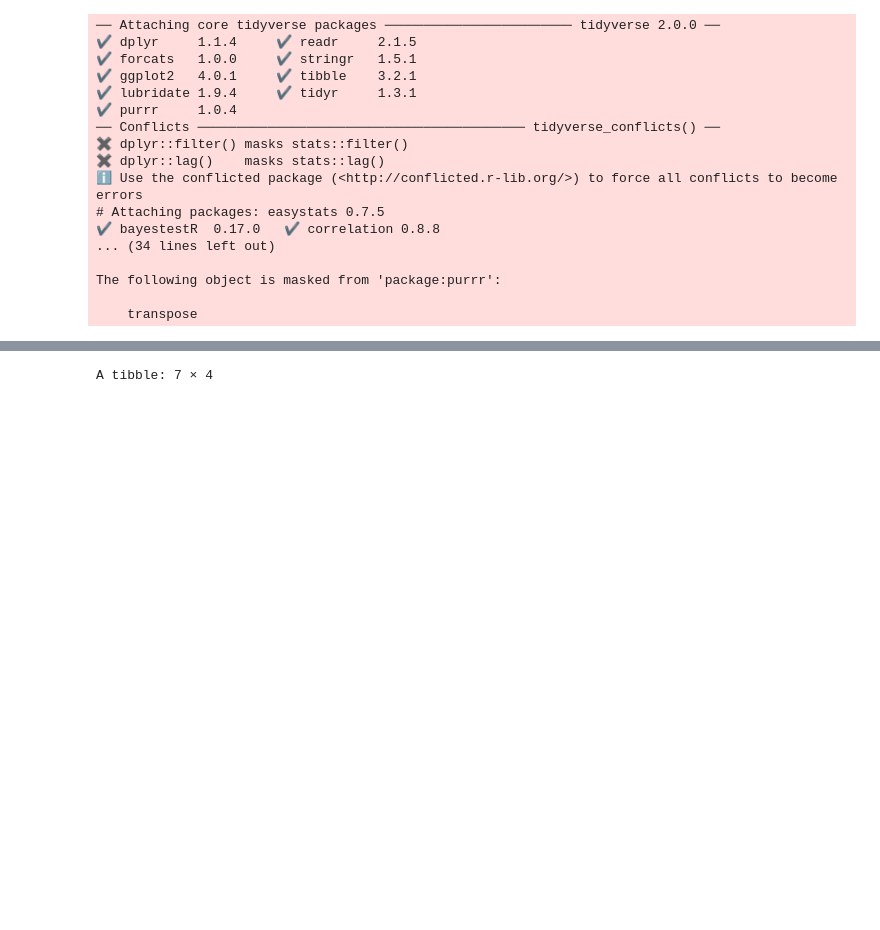
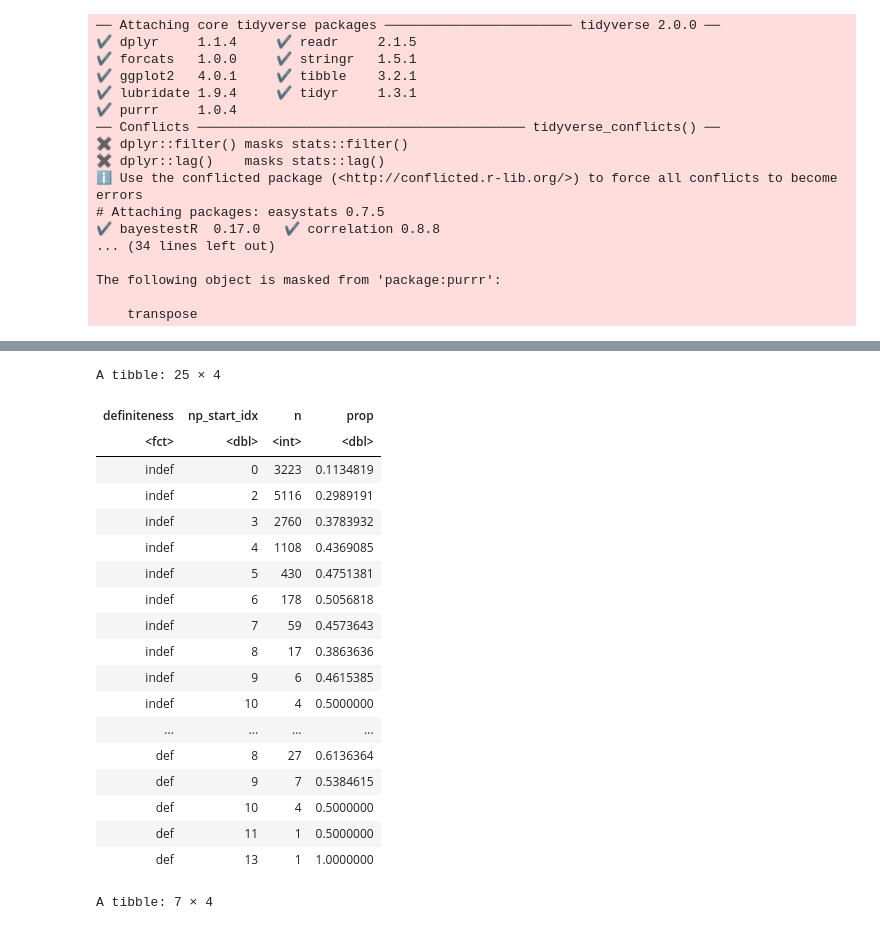
Before and after one commit to vmariani3321/QP2-Analysis, a Jupyter notebook: playground.ipynb, the cells around one changed output, grey strips where cells are left out. Cells and saved outputs as stored; diff of their text form; code cells hidden in the pictures; blank space fills up the shorter version.

```diff
--- a/playground.ipynb
+++ b/playground.ipynb
@@ -75,3 +116,29 @@ df_nps <- open_dataset("Data/Head Nouns.parquet") %>% collect()
+# %%
+df_nps %>%
+    count(definiteness, np_start_idx) %>%
+    group_by(np_start_idx) %>%
+    mutate(prop = n/sum(n)) %>%
+    as_tibble()
+# %% [output]
+A tibble: 25 × 4
+| definiteness | np_start_idx | n | prop |
+| <fct> | <dbl> | <int> | <dbl> |
+| indef | 0 | 3223 | 0.1134819 |
+| indef | 2 | 5116 | 0.2989191 |
+| indef | 3 | 2760 | 0.3783932 |
+| indef | 4 | 1108 | 0.4369085 |
+| indef | 5 | 430 | 0.4751381 |
+| indef | 6 | 178 | 0.5056818 |
+| indef | 7 | 59 | 0.4573643 |
+| indef | 8 | 17 | 0.3863636 |
+| indef | 9 | 6 | 0.4615385 |
+| indef | 10 | 4 | 0.5000000 |
+| ... | ... | ... | ... |
+| def | 8 | 27 | 0.6136364 |
+| def | 9 | 7 | 0.5384615 |
+| def | 10 | 4 | 0.5000000 |
+| def | 11 | 1 | 0.5000000 |
+| def | 13 | 1 | 1.0000000 |
 # %%
 context(df_full, "AD1_0794")
 # %% [output]
```
Also changed, not shown: parts of 2 cells of this notebook, 5 other files.
